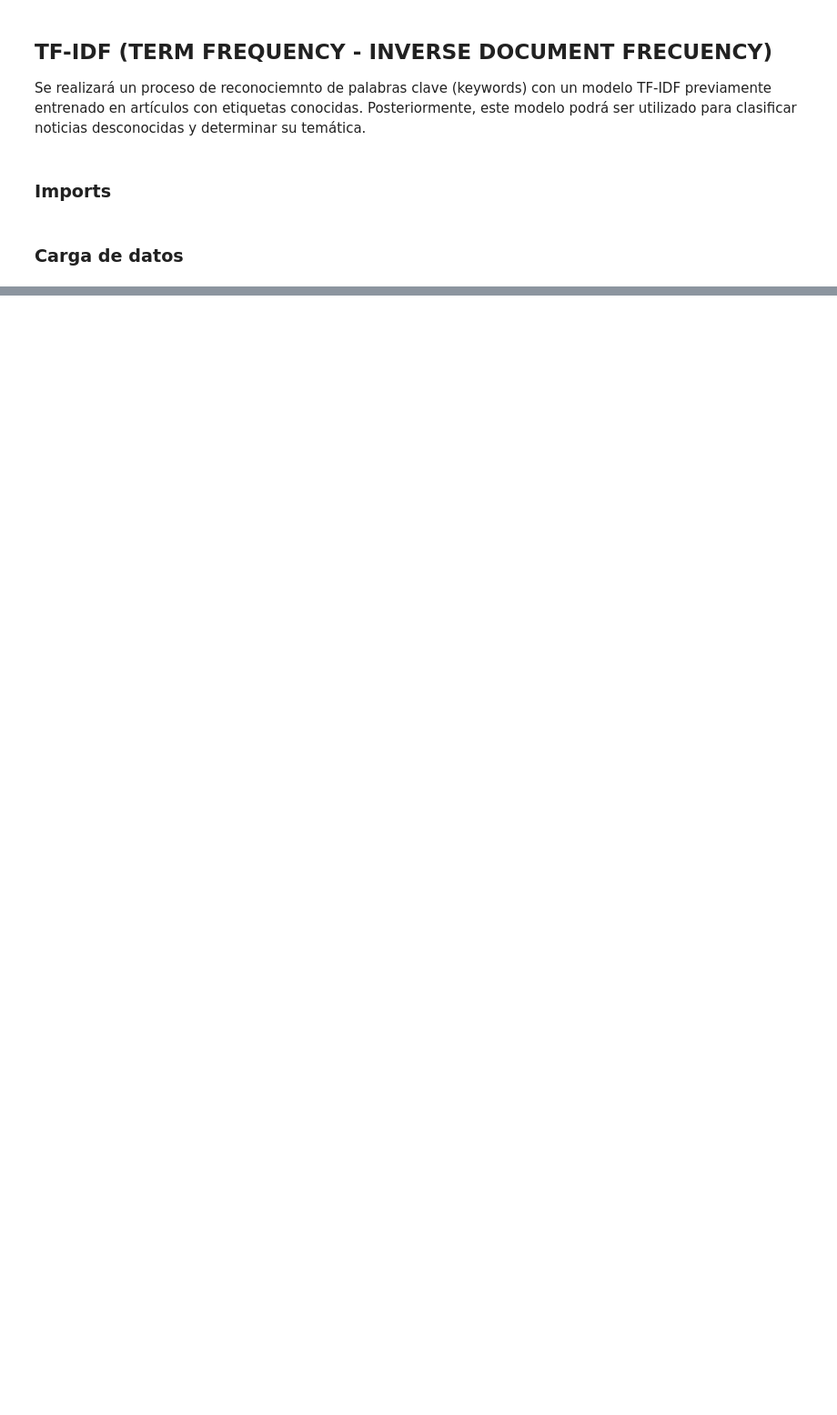
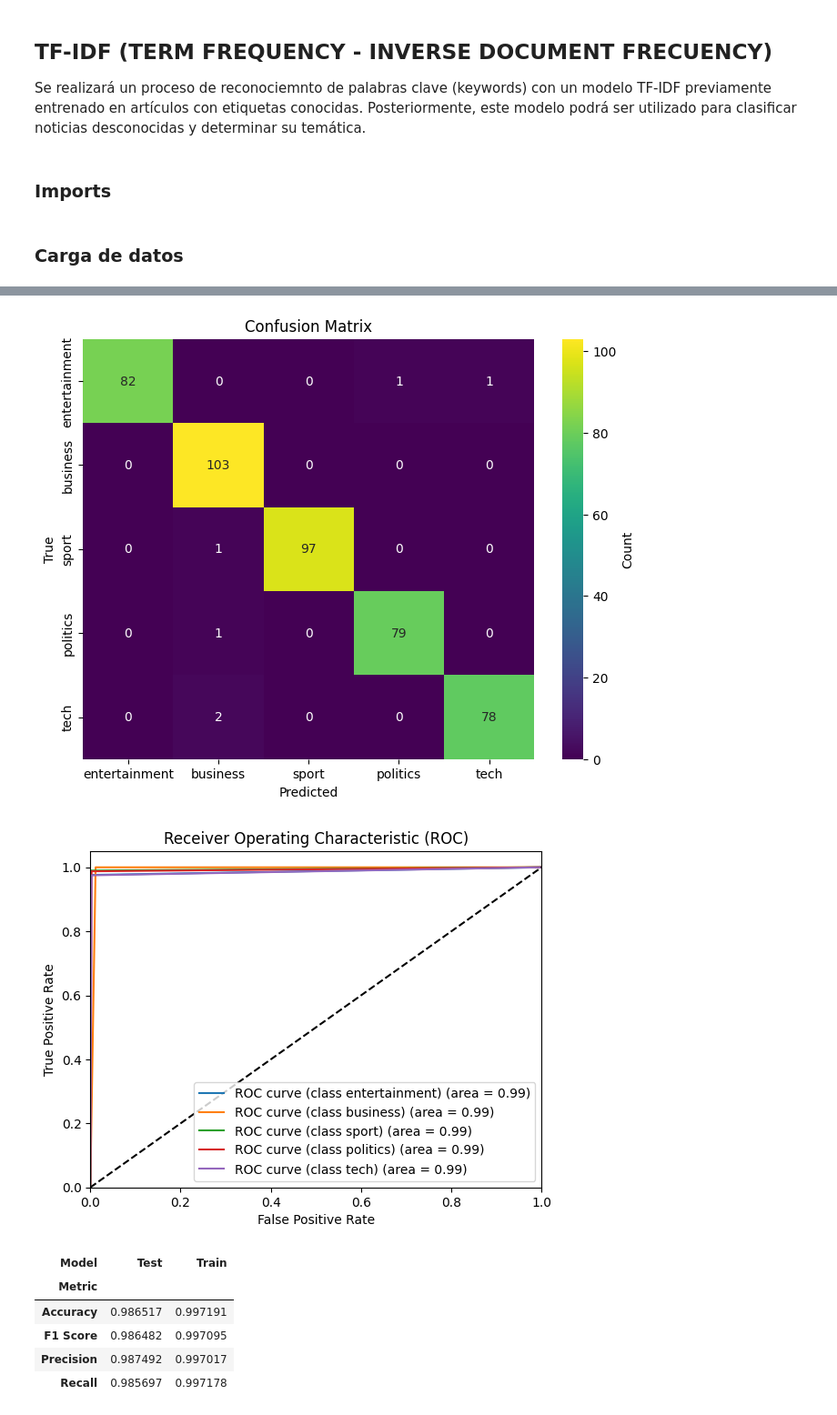
Before and after one commit to AgusMattiussi/TPE_NLP, a Jupyter notebook: src/tf-ifd/tf-ifd.ipynb, the cells around one changed output, grey strips where cells are left out. Shown at 91% size. Drawn from its saved outputs; the diff is of its cells as text; code cells hidden in the pictures; blank space fills up the shorter version.

Commit message:
add diagrams

```diff
--- a/src/tf-ifd/tf-ifd.ipynb
+++ b/src/tf-ifd/tf-ifd.ipynb
@@ -33,7 +90,7 @@ def train(X_train, y_train, max_iter=10000):
     model.fit(X_train, y_train)
     return model
 
-def evaluate_model(model, X_train, X_test, y_train, y_test):
+def evaluate_model(model, X_train, X_test, y_train, y_test, label_dict):
     # Train
     train_df = pd.DataFrame({'Metric': ['F1 Score', 'Precision', 'Recall', 'Accuracy'], 'Value': [f1_score(y_train, model.predict(X_train), average='macro'), precision_score(y_train, model.predict(X_train), average='macro'), recall_score(y_train, model.predict(X_train), average='macro'), accuracy_score(y_train, model.predict(X_train))]})
     train_df['Model'] = 'Train'
@@ -45,6 +102,8 @@ def evaluate_model(model, X_train, X_test, y_train, y_test):
     recall = recall_score(y_test, y_pred, average='macro')
     precision = precision_score(y_test, y_pred, average='macro')
     f1 = f1_score(y_test, y_pred, average='macro')
+    plot_accuracy_per_class(y_pred, y_test, label_dict)
+    plot_roc_curve(y_pred, y_test, label_dict)
 
     test_df = pd.DataFrame({'Metric': ['F1 Score', 'Precision', 'Recall', 'Accuracy'], 'Value': [f1, precision, recall, accuracy]})
     test_df['Model'] = 'Test'
@@ -56,9 +115,20 @@ def evaluate_model(model, X_train, X_test, y_train, y_test):
 # %%
 vectorizer = TfidfVectorizer(stop_words='english')
 X = vectorizer.fit_transform(df['data'])
 
 X_train, X_test, y_train, y_test = train_test_split(X, y, test_size=0.2, random_state=42)
 
 # Define model and evaluate
 model = train(X_train, y_train)
-metric_df = evaluate_model(model, X_train, X_test, y_train, y_test)
+metric_df = evaluate_model(model, X_train, X_test, y_train, y_test, labels_idx)
+
+metric_df
+# %% [output]
+[figure, added]
+[figure, added]
+| Model | Test | Train |
+| Metric |  |  |
+| Accuracy | 0.986517 | 0.997191 |
+| F1 Score | 0.986482 | 0.997095 |
+| Precision | 0.987492 | 0.997017 |
+| Recall | 0.985697 | 0.997178 |
```
Also changed, not shown: parts of 4 cells of this notebook.
